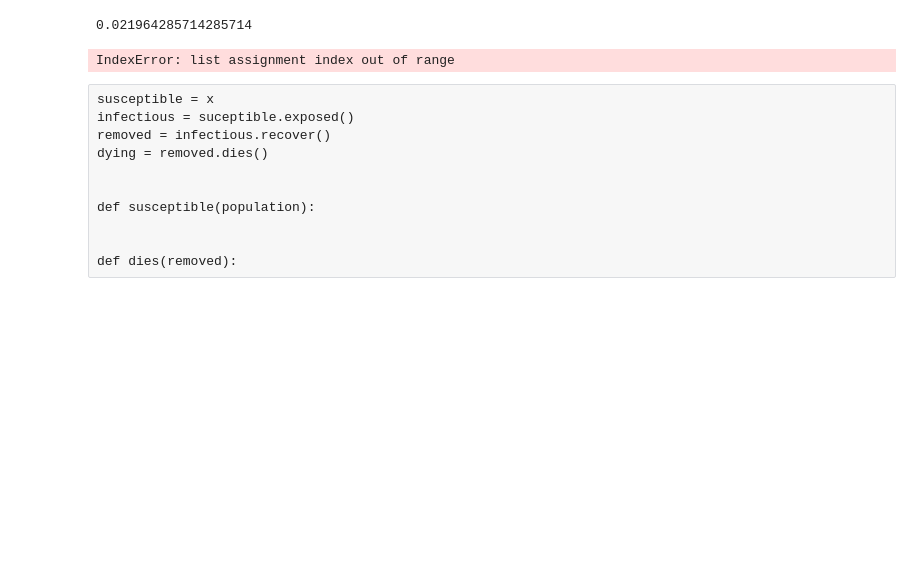
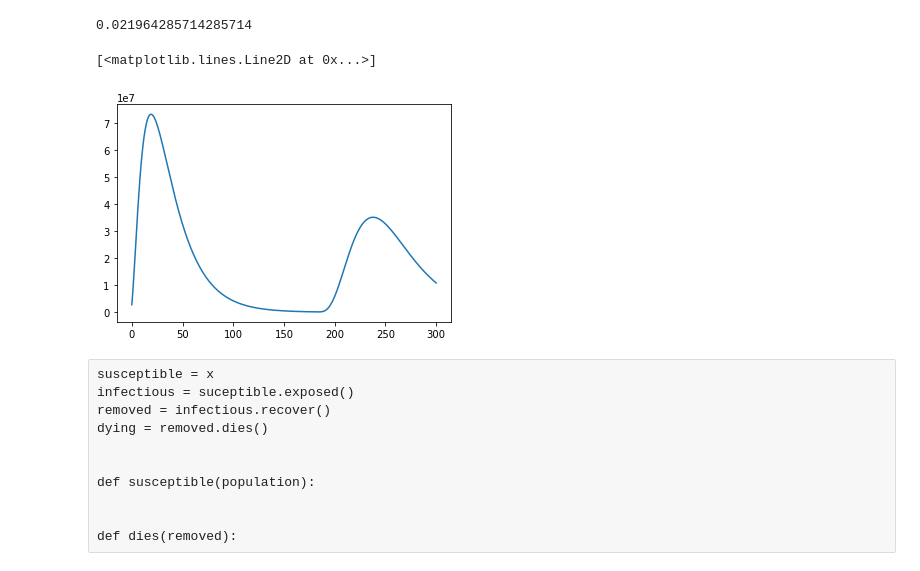
Before and after one commit to felzek/covid-project, a Jupyter notebook: Epidemiology Folder/Epidemic_Test_Code.ipynb, the cells around one changed output. Cells and saved outputs as stored; diff of their text form; code cells hidden in the pictures; blank space fills up the shorter version.

```diff
--- a/Epidemiology Folder/Epidemic_Test_Code.ipynb
+++ b/Epidemiology Folder/Epidemic_Test_Code.ipynb
@@ -39,6 +39,9 @@ class EpidemicModel:
 
     def main(self):
         time_elpased = int((self.date_end - self.date_start).days)
+        susceptible_pop = []
+        exposed_pop = []
+        infections_pop = []
         for t in range(time_elpased):
             self.current_date = date_start + timedelta(days=t)
             #print('currentDate', self.current_date)
@@ -52,9 +55,10 @@ class EpidemicModel:
             #self.decodeVector()
             #print('susceptible ', self.susceptible)
             #print('exposed', self.exposed)
-            print('infections', self.infections)
-            #print('immune',self.immune)
-        return saveData
+            susceptible_pop.append(self.susceptible)
+            exposed_pop.append(self.exposed)
+            infections_pop.append(self.infections)
+        return susceptible_pop, exposed_pop, infections_pop
 
     def check_still_immune(self):
         for recovered_date in list(self.immune):
@@ -101,16 +105,18 @@ class EpidemicModel:
 # %%
 x = [329201263,1,1]
 date_start= datetime(2020,1,21)
 date_end = datetime.now()
 disease_death_rate = 246000/11200000
 exposure_rate = 1/4.5
 infectious_rate = 1/24
 recovery_rate =  1/14
 model = EpidemicModel(x, date_start,date_end,R0 = 2.5, exposure_rate=exposure_rate, disease_death_rate = disease_death_rate, infectious_rate= infectious_rate, recovery_rate = recovery_rate)
 
-saveData = model.main()
+susceptible_pop, exposed_pop, infections_pop  = model.main()
+plt.plot(infections_pop)
 # %% [output]
-IndexError: list assignment index out of range
+[<matplotlib.lines.Line2D at 0x...>]
+[figure, added]
 # %% [raw]
 susceptible = x
 infectious = suceptible.exposed()
```
